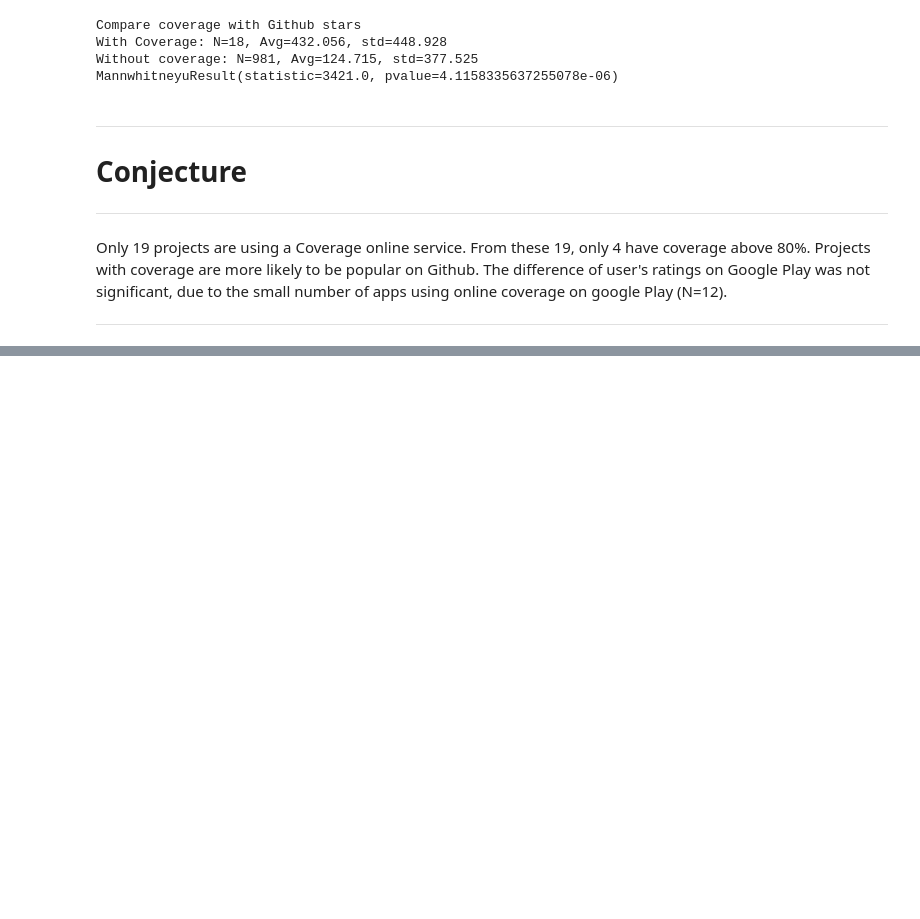
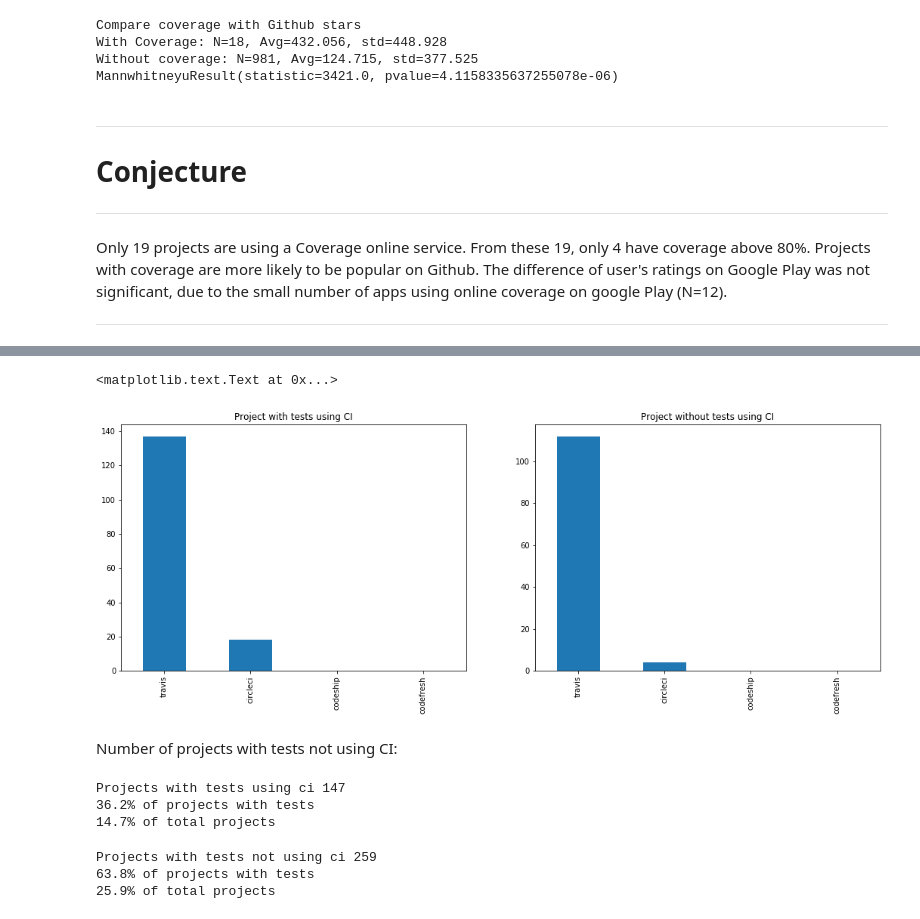
Before and after one commit to luiscruz/android_test_inspector, a Jupyter notebook: exploratory_analysis/1_ea.ipynb, the cells around one changed output, grey strips where cells are left out. Saved outputs shown, nothing was run; the diff lists cells and outputs as text; code cells hidden in the pictures; blank space fills up the shorter version.

```diff
--- a/exploratory_analysis/1_ea.ipynb
+++ b/exploratory_analysis/1_ea.ipynb
@@ -967,0 +991,29 @@ df[df['coverage']>90]
+# %%
+fig, (ax1, ax2) = plt.subplots(1, 2)
+df[df['tests']][ci_services].sum().plot.bar(label='with tests', ax=ax1)
+df[~df['tests']][ci_services].sum().plot.bar(label='no tests', ax=ax2)
+ax1.set_title("Project with tests using CI")
+ax2.set_title("Project without tests using CI")
+# %% [output]
+<matplotlib.text.Text at 0x...>
+[figure, added]
+# %% [markdown]
+Number of projects with tests not using CI:
+# %%
+count = (df['tests']&df[ci_services].any(axis=1)).sum()
+print("Projects with tests using ci {}".format(count))
+print("{:.1f}% of projects with tests".format(100*count/df['tests'].sum()))
+print("{:.1f}% of total projects".format(100*count/len(df)))
+# %% [output]
+Projects with tests using ci 147
+36.2% of projects with tests
+14.7% of total projects
+# %%
+count = (df['tests']&~df[ci_services].any(axis=1)).sum()
+print("Projects with tests not using ci {}".format(count))
+print("{:.1f}% of projects with tests".format(100*count/df['tests'].sum()))
+print("{:.1f}% of total projects".format(100*count/len(df)))
+# %% [output]
+Projects with tests not using ci 259
+63.8% of projects with tests
+25.9% of total projects
```
Also changed, not shown: parts of 12 cells of this notebook, 4 other files.
